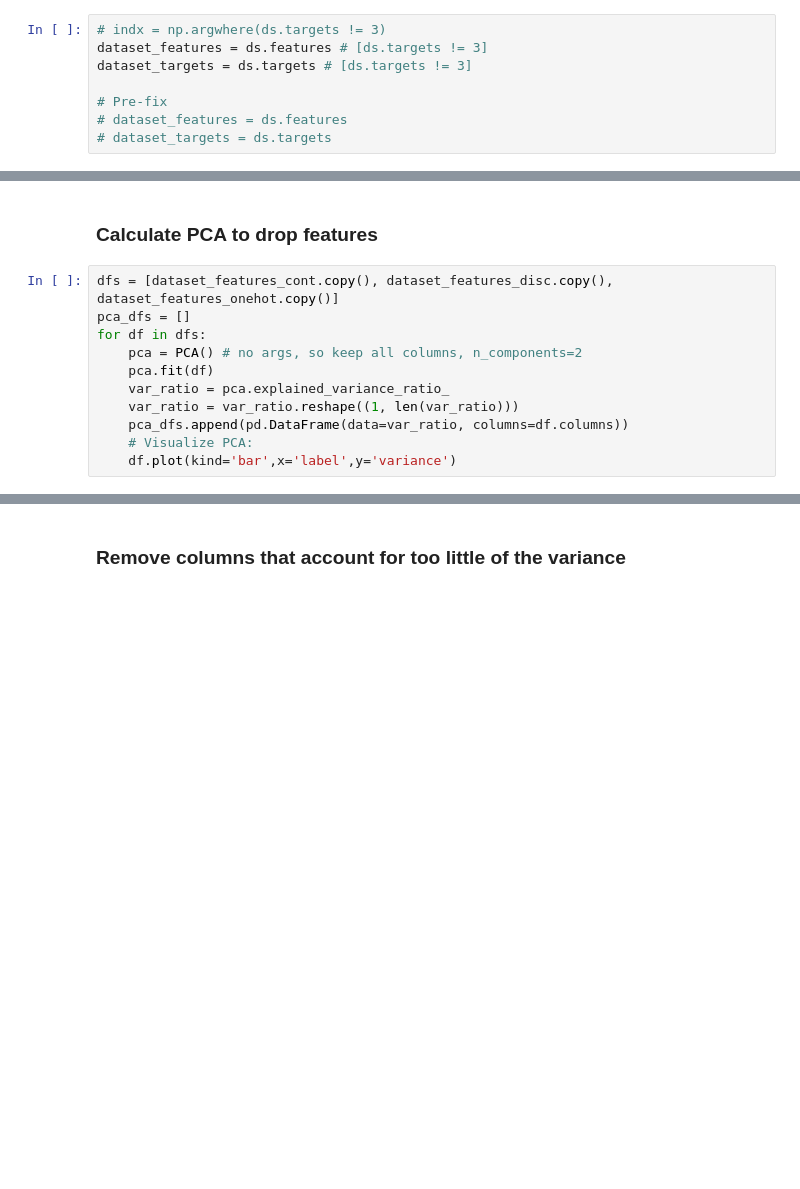
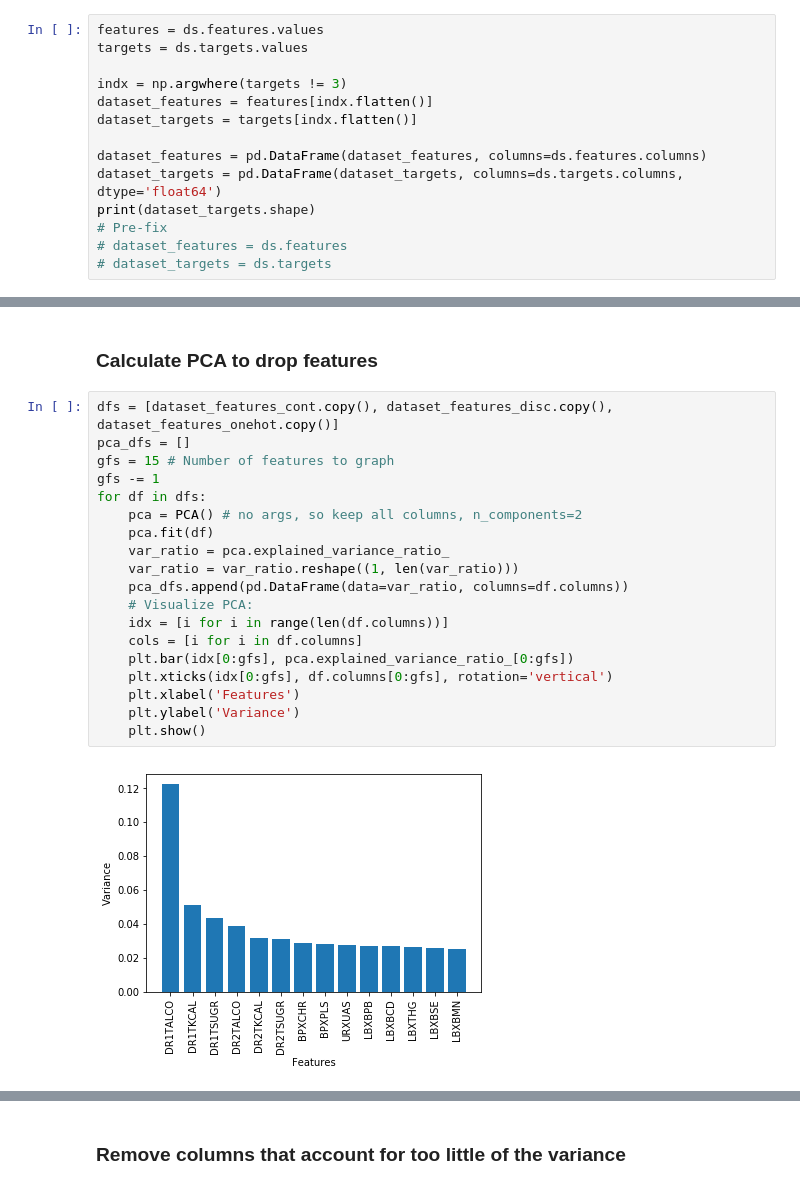
Before and after one commit to allen-n/Opportunistic, a Jupyter notebook: Demo_Dataset.ipynb, the cells around one changed output, grey strips where cells are left out. Cells and saved outputs as stored; diff of their text form; blank space fills up the shorter version.

Commit message:
Added PCA variance graphs. Achieving better than baseline.

```diff
--- a/Demo_Dataset.ipynb
+++ b/Demo_Dataset.ipynb
@@ -39,10 +38,16 @@ KeyError: 'impute'
 # %% [markdown]
 Extract the features and targets.
 # %%
-# indx = np.argwhere(ds.targets != 3)
-dataset_features = ds.features # [ds.targets != 3]
-dataset_targets = ds.targets # [ds.targets != 3]
+features = ds.features.values
+targets = ds.targets.values
 
+indx = np.argwhere(targets != 3)
+dataset_features = features[indx.flatten()]
+dataset_targets = targets[indx.flatten()]
+
+dataset_features = pd.DataFrame(dataset_features, columns=ds.features.columns)
+dataset_targets = pd.DataFrame(dataset_targets, columns=ds.targets.columns, dtype='float64')
+print(dataset_targets.shape)
 # Pre-fix
 # dataset_features = ds.features
 # dataset_targets = ds.targets
@@ -87,11 +92,21 @@ dataset_features_disc = pd.concat(dataset_features_disc, axis=1)
 # %%
 dfs = [dataset_features_cont.copy(), dataset_features_disc.copy(), dataset_features_onehot.copy()]
 pca_dfs = []
+gfs = 15 # Number of features to graph
+gfs -= 1
 for df in dfs:
     pca = PCA() # no args, so keep all columns, n_components=2
     pca.fit(df)
     var_ratio = pca.explained_variance_ratio_
     var_ratio = var_ratio.reshape((1, len(var_ratio)))
     pca_dfs.append(pd.DataFrame(data=var_ratio, columns=df.columns))
     # Visualize PCA:
-    df.plot(kind='bar',x='label',y='variance')
+    idx = [i for i in range(len(df.columns))]
+    cols = [i for i in df.columns]
+    plt.bar(idx[0:gfs], pca.explained_variance_ratio_[0:gfs])
+    plt.xticks(idx[0:gfs], df.columns[0:gfs], rotation='vertical')
+    plt.xlabel('Features')
+    plt.ylabel('Variance')
+    plt.show()
+# %% [output]
+[figure, added]
```
Also changed, not shown: parts of 9 cells of this notebook.
